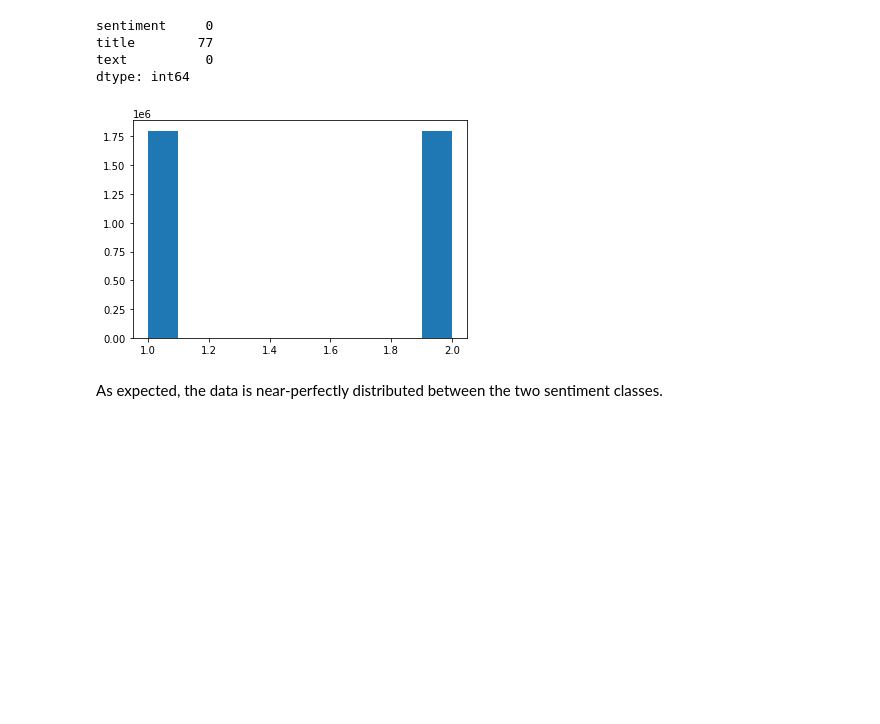
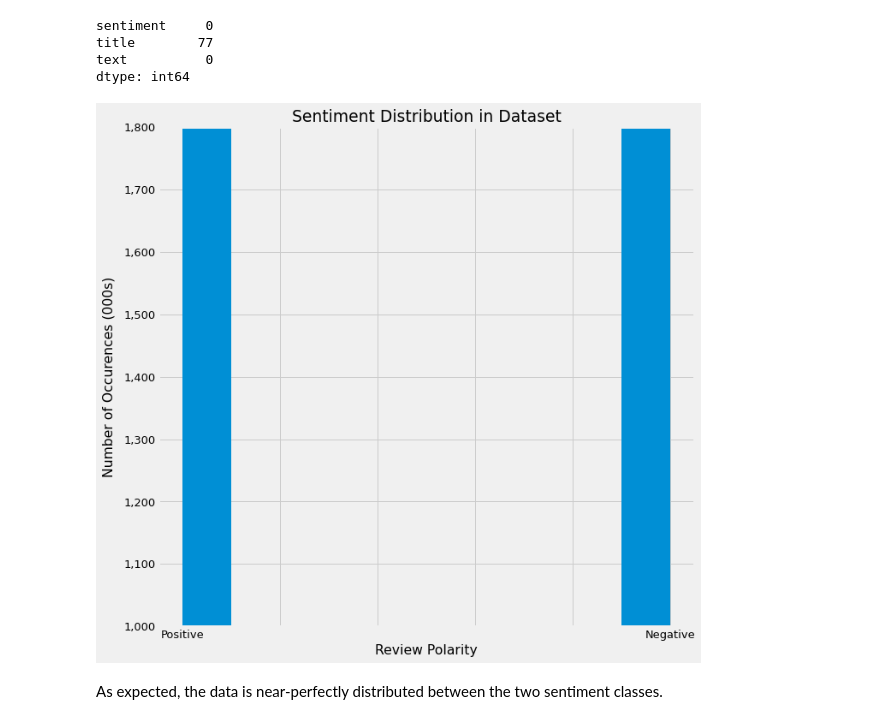
Before and after one commit to ThomasHChapman/classifying_user_reviews, a Jupyter notebook: working_notebooks/preprocessing_nb.ipynb, the cells around one changed output. Drawn from its saved outputs; the diff is of its cells as text; code cells hidden in the pictures; blank space fills up the shorter version.

Commit message:
Finalized Visualization Appearance

```diff
--- a/working_notebooks/preprocessing_nb.ipynb
+++ b/working_notebooks/preprocessing_nb.ipynb
@@ -69,11 +69,23 @@ sentiment     0
 title        77
 text          0
 dtype: int64
-# %%
-# Visualize sentiment frequency within the dataset
-plt.hist(df['sentiment']);
-# %% [output]
-[figure, removed]
+# %%
+# Visualize sentiment frequency within the dataset
+
+colors = [[86/255,180/255,233/255], [86/255,180/255,233/255]]
+fig, ax = plt.subplots(figsize=(10,10))
+plt.style.use('fivethirtyeight')
+plt.rcParams.update({'font.size': 13})
+plt.axis([None, None, 1, 1.8])
+plt.hist(df['sentiment'], color=)
+ax.set_title('Sentiment Distribution in Dataset')
+ax.set_ylabel('Number of Occurences (000s)',labelpad=10)
+ax.set_xlabel('Review Polarity')
+ax.set_xticklabels(labels = [None, 'Positive', None, None, None, None, 'Negative']);
+ax.set_yticklabels(labels = ['1,000', '1,100', '1,200', '1,300', '1,400', '1,500', '1,600', '1,700', '1,800']);
+plt.savefig('../images/sent_dist.png', dpi=500)
+# %% [output]
+[figure, added]
 # %% [markdown]
 As expected, the data is near-perfectly distributed between the two sentiment classes.
 # %% [markdown]
```
Also changed, not shown: 1 other file.
